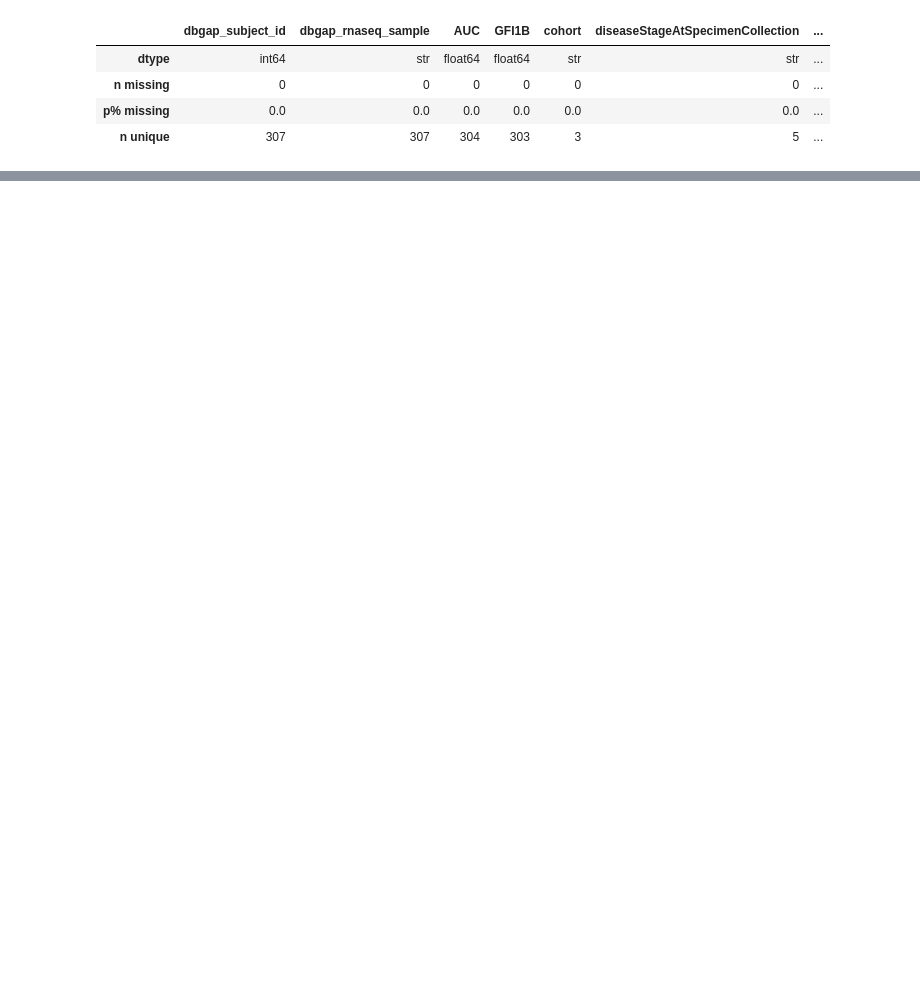
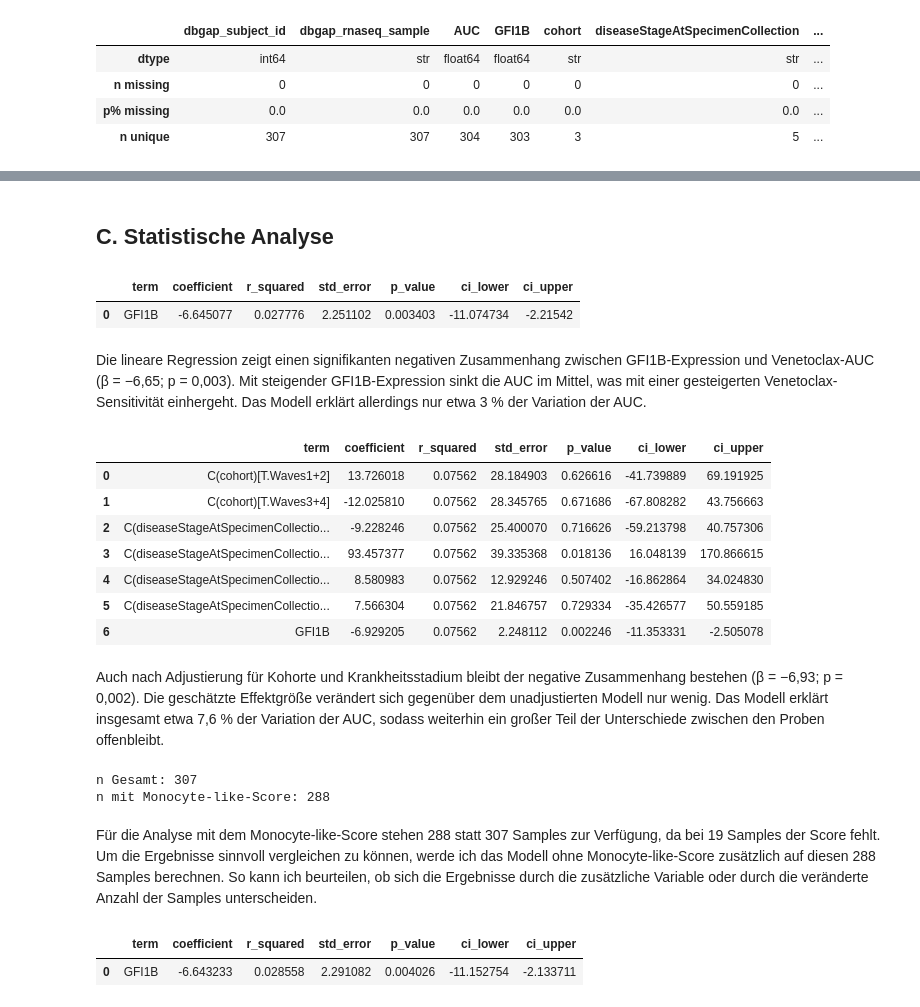
Before and after one commit to risch-lisa/BeatAML2-GFI1B-Venetoclax-Sensitivity, a Jupyter notebook: analysis.ipynb, the cells around one changed output, grey strips where cells are left out. Drawn from its saved outputs; the diff is of its cells as text; code cells hidden in the pictures; blank space fills up the shorter version.

```diff
--- a/analysis.ipynb
+++ b/analysis.ipynb
@@ -363,0 +478,58 @@ data_summary(data[["dbgap_subject_id", "dbgap_rnaseq_sample", "AUC", "GFI1B", "c
+# %% [markdown]
+## C. Statistische Analyse
+# %%
+# Unadjustierte lineare Regression
+
+model = smf.ols(
+    "AUC ~ GFI1B",
+    data=data,
+).fit()
+
+extract_regression_results(model)
+# %% [output]
+|  | term | coefficient | r_squared | std_error | p_value | ci_lower | ci_upper |
+| 0 | GFI1B | -6.645077 | 0.027776 | 2.251102 | 0.003403 | -11.074734 | -2.21542 |
+# %% [markdown]
+Die lineare Regression zeigt einen signifikanten negativen Zusammenhang zwischen GFI1B-Expression und Venetoclax-AUC (β = −6,65; p = 0,003). Mit steigender GFI1B-Expression sinkt die AUC im Mittel, was mit einer gesteigerten Venetoclax-Sensitivität einhergeht. Das Modell erklärt allerdings nur etwa 3 % der Variation der AUC.
+# %%
+# Adjustiert für Kohorte und Krankheitsstadium
+
+model_adjusted = smf.ols(
+    "AUC ~ GFI1B + C(cohort) + C(diseaseStageAtSpecimenCollection)",
+    data=data,
+).fit()
+
+extract_regression_results(model_adjusted)
+# %% [output]
+|  | term | coefficient | r_squared | std_error | p_value | ci_lower | ci_upper |
+| 0 | C(cohort)[T.Waves1+2] | 13.726018 | 0.07562 | 28.184903 | 0.626616 | -41.739889 | 69.191925 |
+| 1 | C(cohort)[T.Waves3+4] | -12.025810 | 0.07562 | 28.345765 | 0.671686 | -67.808282 | 43.756663 |
+| 2 | C(diseaseStageAtSpecimenCollectio... | -9.228246 | 0.07562 | 25.400070 | 0.716626 | -59.213798 | 40.757306 |
+| 3 | C(diseaseStageAtSpecimenCollectio... | 93.457377 | 0.07562 | 39.335368 | 0.018136 | 16.048139 | 170.866615 |
+| 4 | C(diseaseStageAtSpecimenCollectio... | 8.580983 | 0.07562 | 12.929246 | 0.507402 | -16.862864 | 34.024830 |
+| 5 | C(diseaseStageAtSpecimenCollectio... | 7.566304 | 0.07562 | 21.846757 | 0.729334 | -35.426577 | 50.559185 |
+| 6 | GFI1B | -6.929205 | 0.07562 | 2.248112 | 0.002246 | -11.353331 | -2.505078 |
+# %% [markdown]
+Auch nach Adjustierung für Kohorte und Krankheitsstadium bleibt der negative Zusammenhang bestehen (β = −6,93; p = 0,002). Die geschätzte Effektgröße verändert sich gegenüber dem unadjustierten Modell nur wenig. Das Modell erklärt insgesamt etwa 7,6 % der Variation der AUC, sodass weiterhin ein großer Teil der Unterschiede zwischen den Proben offenbleibt.
+# %%
+print("n Gesamt:", len(data))
+data_monocyte = data[~data["monocyte_like"].isna()]
+
+print("n mit Monocyte-like-Score:", len(data_monocyte))
+# %% [output]
+n Gesamt: 307
+n mit Monocyte-like-Score: 288
+# %% [markdown]
+Für die Analyse mit dem Monocyte-like-Score stehen 288 statt 307 Samples zur Verfügung, da bei 19 Samples der Score fehlt. Um die Ergebnisse sinnvoll vergleichen zu können, werde ich das Modell ohne Monocyte-like-Score zusätzlich auf diesen 288 Samples berechnen. So kann ich beurteilen, ob sich die Ergebnisse durch die zusätzliche Variable oder durch die veränderte Anzahl der Samples unterscheiden.
+# %%
+# Lineare Regression auf Daten mit Monocyte-like-Score
+
+model_monocyte = smf.ols(
+    "AUC ~ GFI1B",
+    data=data_monocyte,
+).fit()
+
+extract_regression_results(model_monocyte)
+# %% [output]
+|  | term | coefficient | r_squared | std_error | p_value | ci_lower | ci_upper |
+| 0 | GFI1B | -6.643233 | 0.028558 | 2.291082 | 0.004026 | -11.152754 | -2.133711 |
```
Also changed, not shown: parts of 16 cells of this notebook, 11 other files.
